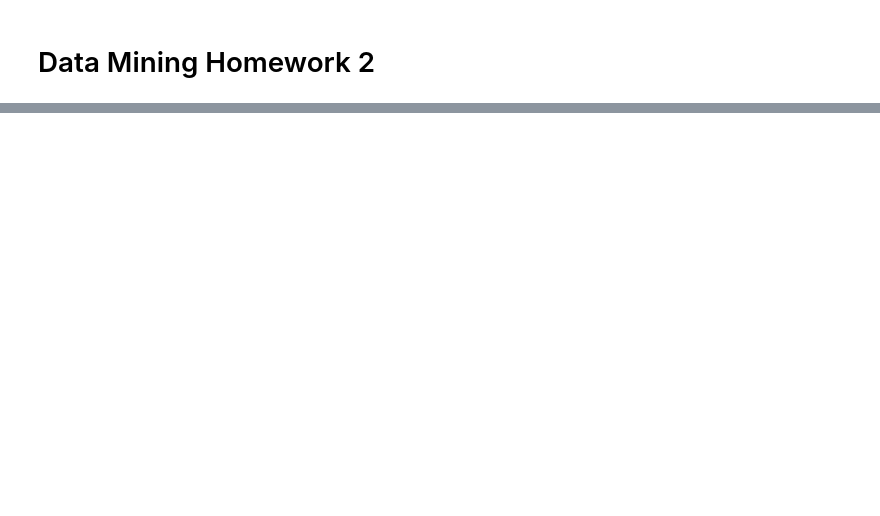
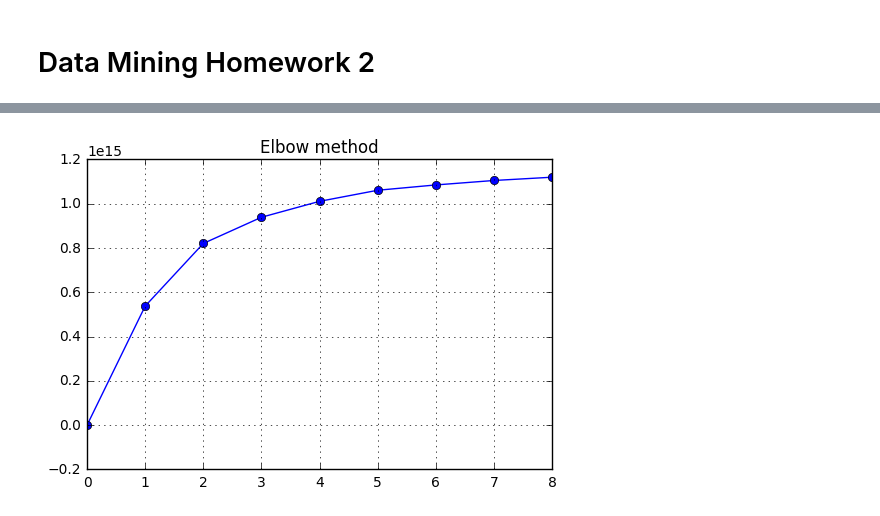
Before and after one commit to qas612820704/dataMiningCourse, a Jupyter notebook: Hw2/DataMining_HomeWork_2.ipynb, the cells around one changed output, grey strips where cells are left out. Cells and saved outputs as stored; diff of their text form; code cells hidden in the pictures; blank space fills up the shorter version.

```diff
--- a/Hw2/DataMining_HomeWork_2.ipynb
+++ b/Hw2/DataMining_HomeWork_2.ipynb
@@ -150,0 +201,17 @@ What is the performance with different parameters in SVM
+# %%
+def elbow_method(df, n):
+    kMeansVar = [KMeans(n_clusters=k).fit(df.values) for k in range(1, n)]
+    centroids = [X.cluster_centers_ for X in kMeansVar]
+    k_euclid = [cdist(df.values, cent) for cent in centroids]
+    dist = [np.min(ke, axis=1) for ke in k_euclid]
+    wcss = [sum(d**2) for d in dist]
+    tss = sum(pdist(df.values)**2)/df.values.shape[0]
+    bss = tss - wcss
+    plt.title("Elbow method")
+    plt.grid(True)
+    plt.plot(bss, marker='o')
+    plt.show()
+# %%
+elbow_method(df, 10)
+# %% [output]
+[figure, added]
```
Also changed, not shown: parts of 21 cells of this notebook.
